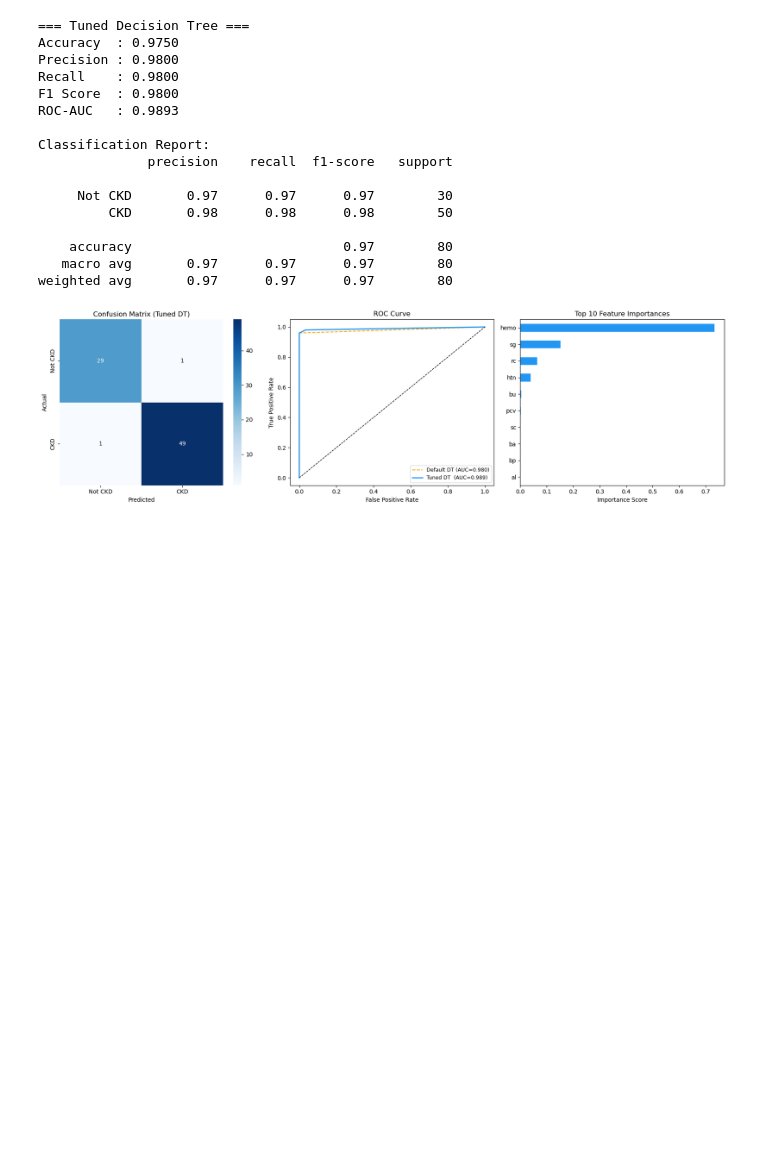
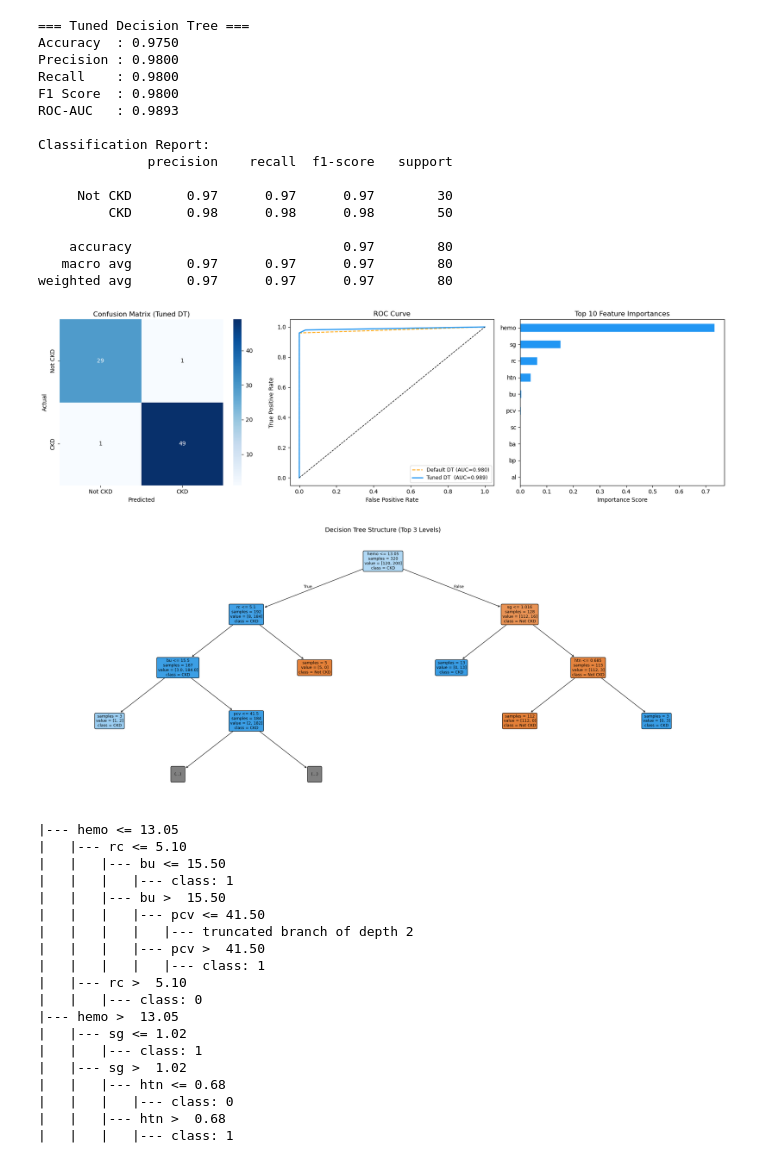
Before and after one commit to isiniperera/ML-assignment, a Jupyter notebook: notebooks/decision_tree_regression.ipynb, the cells around one changed output. Drawn from its saved outputs; the diff is of its cells as text; code cells hidden in the pictures; blank space fills up the shorter version.

Commit message:
Visualize decision tree structure up to depth 3

```diff
--- a/notebooks/decision_tree_regression.ipynb
+++ b/notebooks/decision_tree_regression.ipynb
@@ -287,3 +287,45 @@ plt.savefig('dt_evaluation_plots.png', dpi=150)
 plt.show()
 # %% [output]
 [figure]
+# %%
+plt.figure(figsize=(22, 9))
+plot_tree(
+    best_dt,
+    max_depth=3,
+    feature_names=list(X_imputed.columns),
+    class_names=['Not CKD', 'CKD'],
+    filled=True,
+    rounded=True,
+    fontsize=9,
+    impurity=False
+)
+plt.title('Decision Tree Structure (Top 3 Levels)', fontsize=14)
+plt.tight_layout()
+plt.savefig('decision_tree_structure.png', dpi=150, bbox_inches='tight')
+plt.show()
+
+# Text representation
+print(export_text(best_dt,
+                  feature_names=list(X_imputed.columns),
+                  max_depth=3))
+# %% [output]
+[figure, added]
+|--- hemo <= 13.05
+|   |--- rc <= 5.10
+|   |   |--- bu <= 15.50
+|   |   |   |--- class: 1
+|   |   |--- bu >  15.50
+|   |   |   |--- pcv <= 41.50
+|   |   |   |   |--- truncated branch of depth 2
+|   |   |   |--- pcv >  41.50
+|   |   |   |   |--- class: 1
+|   |--- rc >  5.10
+|   |   |--- class: 0
+|--- hemo >  13.05
+|   |--- sg <= 1.02
+|   |   |--- class: 1
+|   |--- sg >  1.02
+|   |   |--- htn <= 0.68
+|   |   |   |--- class: 0
+|   |   |--- htn >  0.68
+|   |   |   |--- class: 1
```
